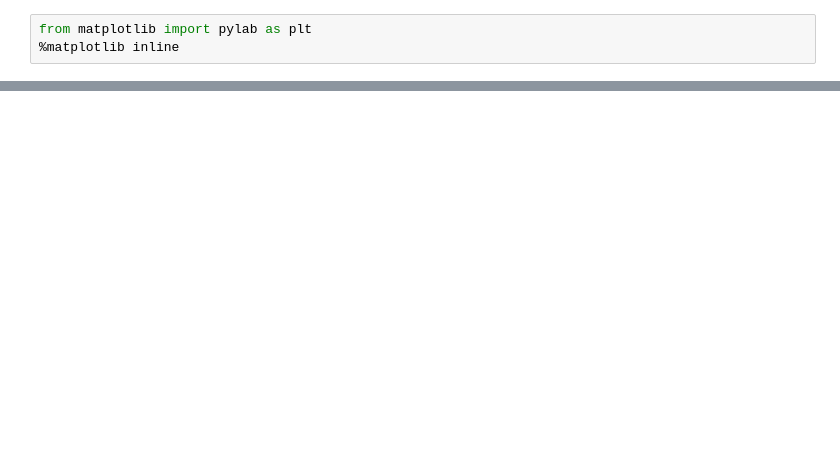
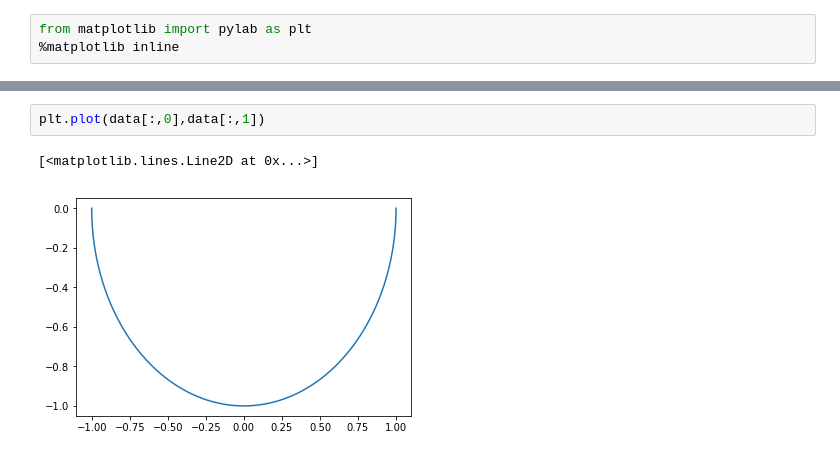
Before and after one commit to afqueiruga/LatentPrimaries, a Jupyter notebook: new_pendulum_2.ipynb, the cells around one changed output, grey strips where cells are left out. Drawn from its saved outputs; the diff is of its cells as text; blank space fills up the shorter version.

```diff
--- a/new_pendulum_2.ipynb
+++ b/new_pendulum_2.ipynb
@@ -152,0 +185,5 @@ array([[-0.6723844]], dtype=float32)
+# %%
+plt.plot(data[:,0],data[:,1])
+# %% [output]
+[<matplotlib.lines.Line2D at 0x...>]
+[figure, added]
```
Also changed, not shown: parts of 26 cells of this notebook.
